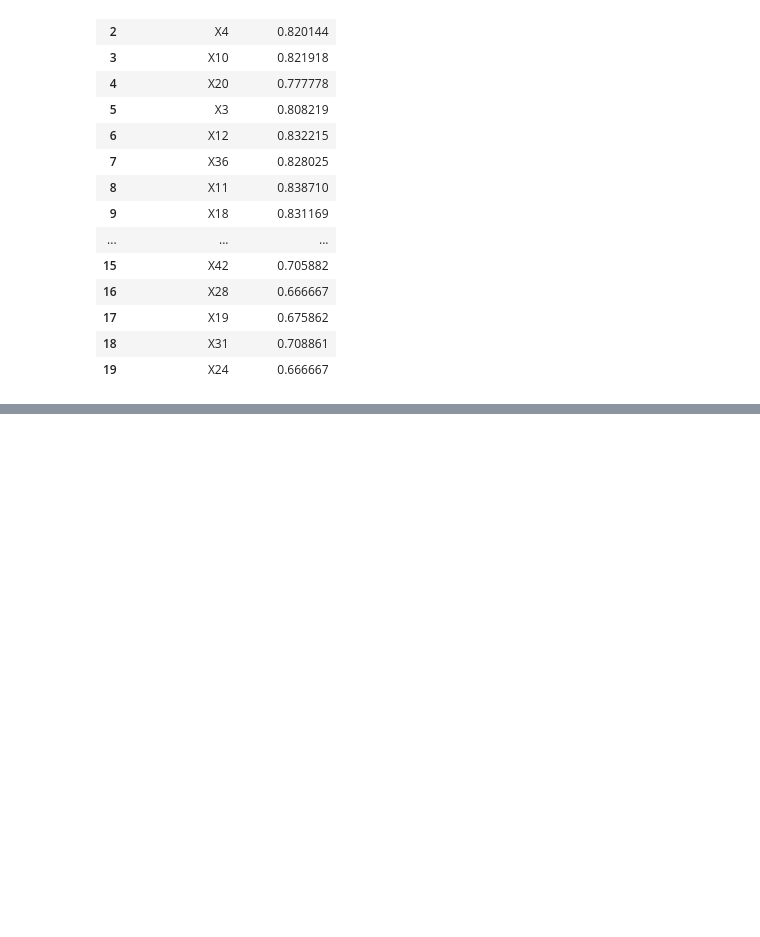
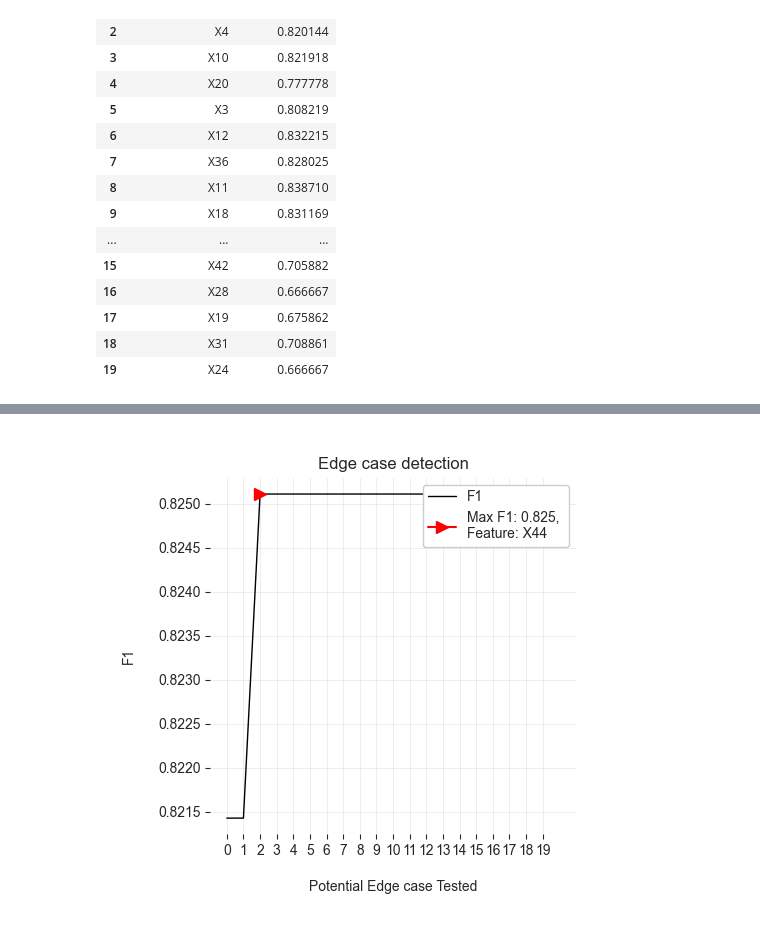
Before and after one commit to sweetpastabox/Causal-HMM, a Jupyter notebook: Causal_HMM_REPLICATION.ipynb, the cells around one changed output, grey strips where cells are left out. Drawn from its saved outputs; the diff is of its cells as text; code cells hidden in the pictures; blank space fills up the shorter version.

```diff
--- a/Causal_HMM_REPLICATION.ipynb
+++ b/Causal_HMM_REPLICATION.ipynb
@@ -1679,0 +1793,46 @@ plt.show()
+# %%
+# now we must increase the weights for these features
+protdf = pd.DataFrame(columns=['Feature', 'F1'])
+targetFeatures = [idx for idx, row in doXdf.sort_values(by='CorrectionCoeff', ascending=False).head(20).iterrows()]
+layer = 0
+
+f = []
+f.append('None')
+
+for targetFeature in targetFeatures:
+
+    f.append(targetFeature)
+    weight_increase = doXdf['CorrectionCoeff'][targetFeature]
+    mlp.coefs_[0][targetFeature, layer] += weight_increase
+
+    mlp_y_pred2 = mlp.predict(X_test)
+    f1 = metrics.f1_score(y_test, mlp_y_pred2)
+    glist.append(f1)
+
+protdf['Feature'] = f
+protdf['F1'] = glist
+
+plt.figure(figsize=(5,5))
+
+max_f1_idx = protdf['F1'].idxmax()
+max_f1_feature = protdf.loc[max_f1_idx, 'Feature']
+max_f1 = protdf['F1'].max()
+
+plt.plot(protdf['F1'], color='black', label='F1',  linewidth=1)
+plt.plot(max_f1_idx, max_f1, color='red', marker='>', label=f'Max F1: {max_f1:.3f}, \nFeature: X{max_f1_feature}', markersize=8)
+
+plt.legend(loc='upper right', fontsize=10, frameon=True, framealpha=1)
+
+plt.title(f"\nEdge case detection", fontsize=12)
+plt.ylabel("\nF1\n", fontsize=10)
+plt.xlabel("\n Potential Edge case Tested \n", fontsize=10)
+plt.xticks(ticks=np.linspace(0, 19, num=20))
+
+plt.grid(color='black', linestyle='-', linewidth=.5, alpha=.1)
+plt.draw()
+plt.box(False)
+plt.savefig('Figures/protocol_edge_case.jpeg', dpi=400, bbox_inches='tight', transparent=True)
+plt.tight_layout()
+plt.show()
+# %% [output]
+[figure, added]
```
Also changed, not shown: parts of 6 cells of this notebook.
